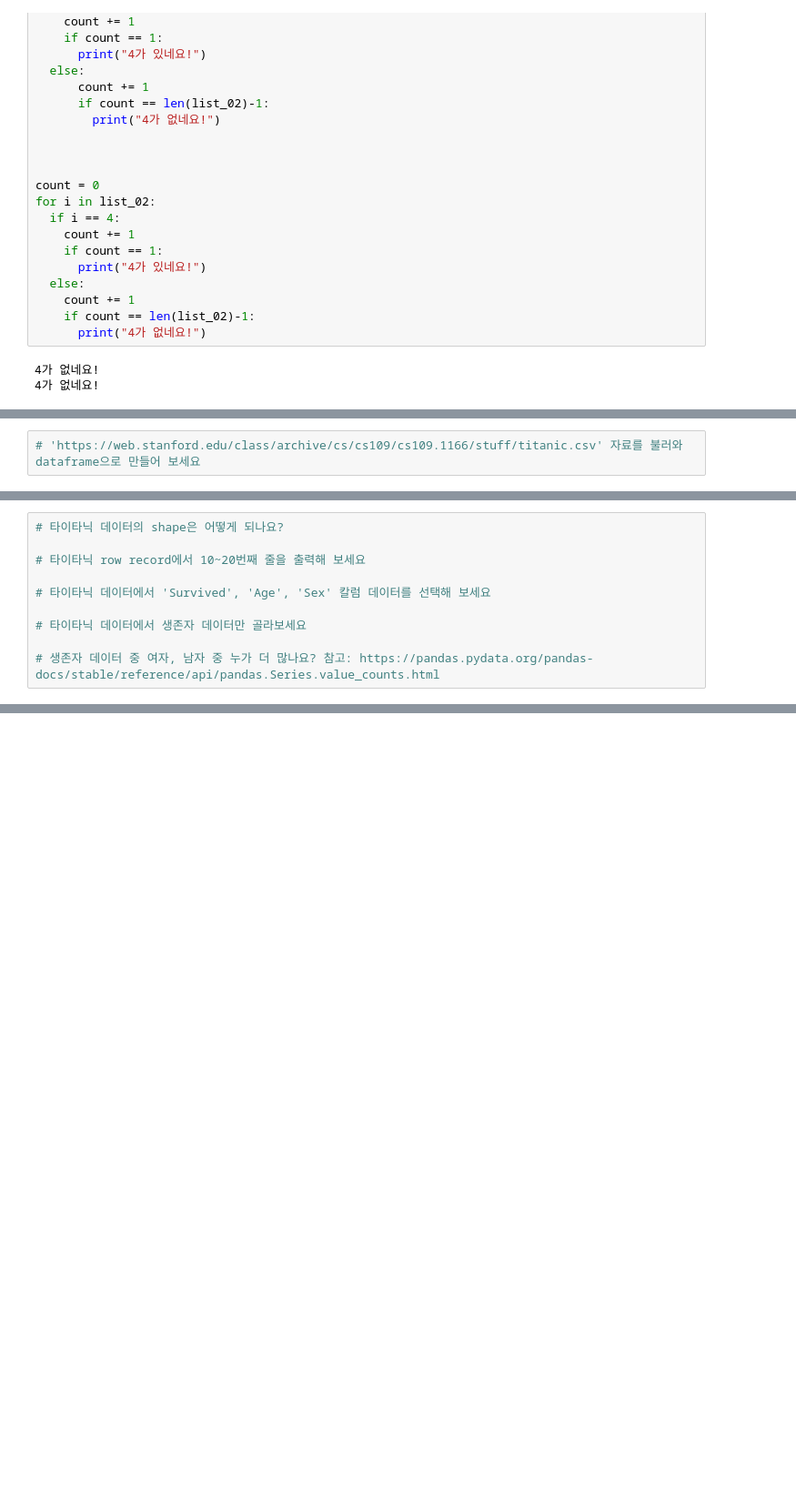
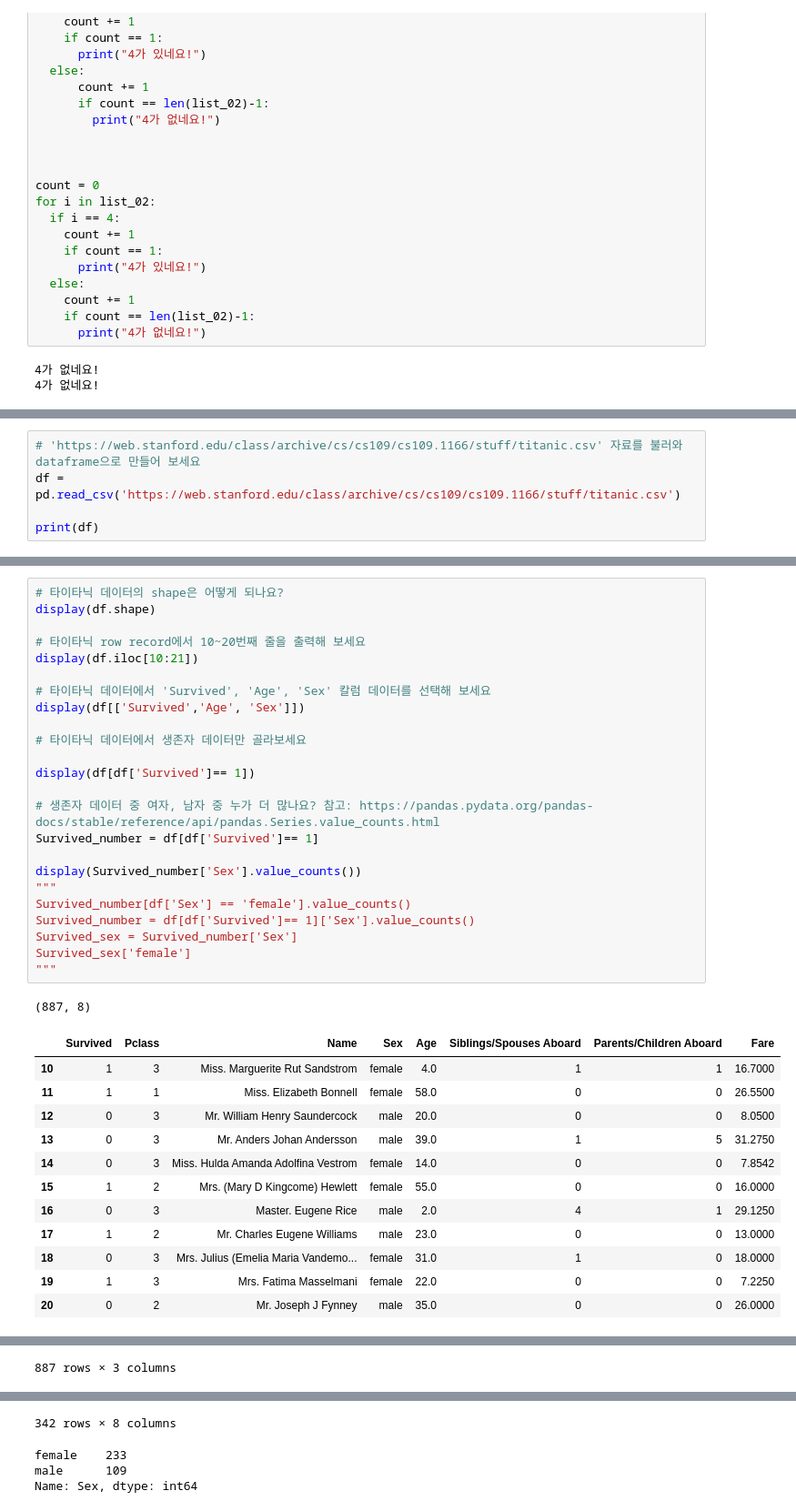
Before and after one commit to codestates/ds-admission-challenge, a Jupyter notebook: DAY4_admission_Challenge_(bootcamp_admission_challenge).ipynb, the cells around one changed output, grey strips where cells are left out. Shown: that part at 91% size. Cells and saved outputs as stored; diff of their text form; blank space fills up the shorter version.

```diff
--- a/DAY4_admission_Challenge_(bootcamp_admission_challenge).ipynb
+++ b/DAY4_admission_Challenge_(bootcamp_admission_challenge).ipynb
@@ -127,2 +184,5 @@ year dept     revenue
 # %%
 # 'https://web.stanford.edu/class/archive/cs/cs109/cs109.1166/stuff/titanic.csv' 자료를 불러와 dataframe으로 만들어 보세요
+df = pd.read_csv('https://web.stanford.edu/class/archive/cs/cs109/cs109.1166/stuff/titanic.csv')
+
+print(df)
@@ -129,10 +204,38 @@ year dept     revenue
 # %%
 # 타이타닉 데이터의 shape은 어떻게 되나요?
+display(df.shape)
 
 # 타이타닉 row record에서 10~20번째 줄을 출력해 보세요
+display(df.iloc[10:21])
 
 # 타이타닉 데이터에서 'Survived', 'Age', 'Sex' 칼럼 데이터를 선택해 보세요
+display(df[['Survived','Age', 'Sex']])
 
 # 타이타닉 데이터에서 생존자 데이터만 골라보세요
 
+display(df[df['Survived']== 1])
+
 # 생존자 데이터 중 여자, 남자 중 누가 더 많나요? 참고: https://pandas.pydata.org/pandas-docs/stable/reference/api/pandas.Series.value_counts.html
+Survived_number = df[df['Survived']== 1]
+
+display(Survived_number['Sex'].value_counts())
+"""
+Survived_number[df['Sex'] == 'female'].value_counts()
+Survived_number = df[df['Survived']== 1]['Sex'].value_counts()
+Survived_sex = Survived_number['Sex']
+Survived_sex['female']
+"""
+# %% [output]
+(887, 8)
+|  | Survived | Pclass | Name | Sex | Age | Siblings/Spouses Aboard | Parents/Children Aboard | Fare |
+| 10 | 1 | 3 | Miss. Marguerite Rut Sandstrom | female | 4.0 | 1 | 1 | 16.7000 |
+| 11 | 1 | 1 | Miss. Elizabeth Bonnell | female | 58.0 | 0 | 0 | 26.5500 |
+| 12 | 0 | 3 | Mr. William Henry Saundercock | male | 20.0 | 0 | 0 | 8.0500 |
+| 13 | 0 | 3 | Mr. Anders Johan Andersson | male | 39.0 | 1 | 5 | 31.2750 |
+| 14 | 0 | 3 | Miss. Hulda Amanda Adolfina Vestrom | female | 14.0 | 0 | 0 | 7.8542 |
+| 15 | 1 | 2 | Mrs. (Mary D Kingcome) Hewlett | female | 55.0 | 0 | 0 | 16.0000 |
+| 16 | 0 | 3 | Master. Eugene Rice | male | 2.0 | 4 | 1 | 29.1250 |
+| 17 | 1 | 2 | Mr. Charles Eugene Williams | male | 23.0 | 0 | 0 | 13.0000 |
+| 18 | 0 | 3 | Mrs. Julius (Emelia Maria Vandemo... | female | 31.0 | 1 | 0 | 18.0000 |
+| 19 | 1 | 3 | Mrs. Fatima Masselmani | female | 22.0 | 0 | 0 | 7.2250 |
+| 20 | 0 | 2 | Mr. Joseph J Fynney | male | 35.0 | 0 | 0 | 26.0000 |
@@ -138,0 +254 @@ year dept     revenue
+887 rows × 3 columns
@@ -138,0 +267,4 @@ year dept     revenue
+342 rows × 8 columns
+female    233
+male      109
+Name: Sex, dtype: int64
```
Also changed, not shown: parts of 7 cells of this notebook.
